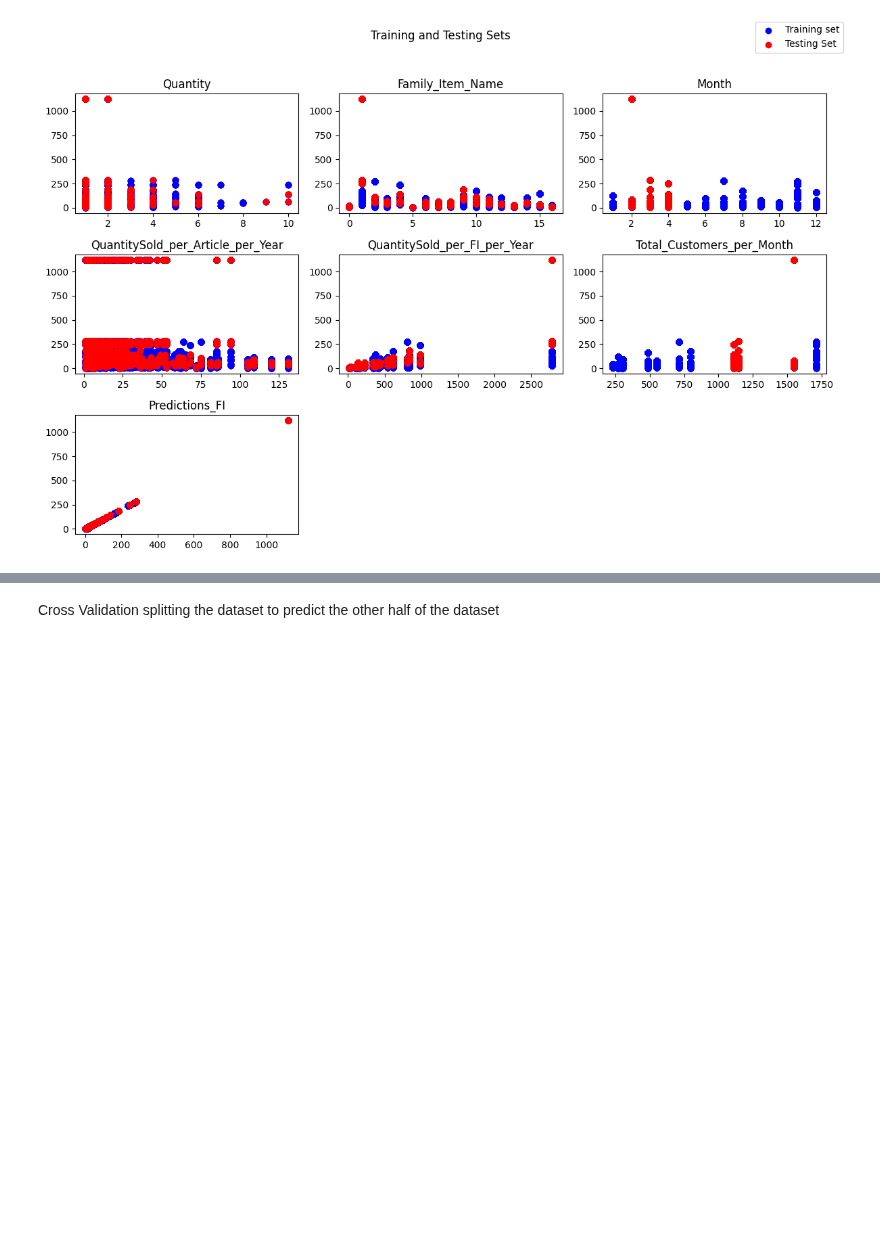
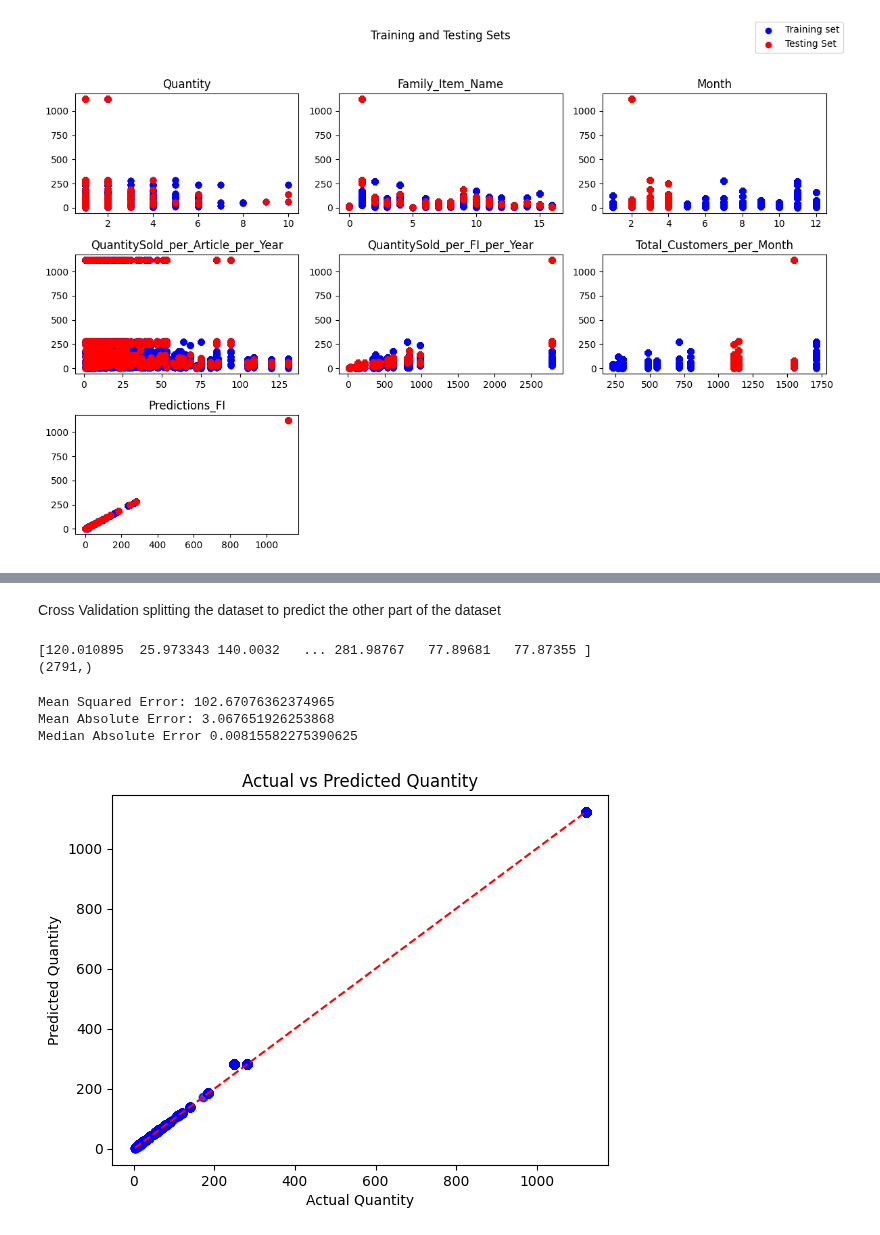
Before and after one commit to Nlasry1996/Nautica-Home, a Jupyter notebook: FamilyItemPred.ipynb, the cells around one changed output, grey strips where cells are left out. Drawn from its saved outputs; the diff is of its cells as text; code cells hidden in the pictures; blank space fills up the shorter version.

```diff
--- a/FamilyItemPred.ipynb
+++ b/FamilyItemPred.ipynb
@@ -654,2 +645,56 @@ df
 # %% [markdown]
-Cross Validation splitting the dataset to predict the other half of the dataset
+Cross Validation splitting the dataset to predict the other part of the dataset
+# %%
+import pandas as pd
+
+# Split the dataset
+first_part = df[:6370]
+second_part = df[6370:]
+
+# For the first part
+X_train = first_part.drop("Quantity_per_FI_per_Month", axis=1)
+y_train = first_part["Quantity_per_FI_per_Month"]
+
+# For the second part
+X_test = second_part.drop("Quantity_per_FI_per_Month", axis=1)
+
+import xgboost as xgb
+
+# Train XGBoost model
+model = xgb.XGBRegressor()
+model.fit(X_train, y_train)
+
+# Predict Quantity_per_FI_per_Month for the second part
+y_pred = model.predict(X_test)
+print(y_pred)
+print(y_pred.shape)
+# %% [output]
+[120.010895  25.973343 140.0032   ... 281.98767   77.89681   77.87355 ]
+(2791,)
+# %%
+from sklearn.metrics import *
+
+# Extract the actual values of Quantity_per_FI_per_Month for the second part
+y_actual = second_part["Quantity_per_FI_per_Month"]
+
+# Calculate the mean squared error
+mse = mean_squared_error(y_actual, y_pred)
+mae=mean_absolute_error(y_actual, y_pred)
+MAE=median_absolute_error(y_actual, y_pred)
+print("Mean Squared Error:", mse)
+print("Mean Absolute Error:",mae)
+print("Median Absolute Error",MAE)
+# %% [output]
+Mean Squared Error: 102.67076362374965
+Mean Absolute Error: 3.067651926253868
+Median Absolute Error 0.00815582275390625
+# %%
+import matplotlib.pyplot as plt
+plt.scatter(y_actual, y_pred, color='blue', alpha=0.5)
+plt.plot([y_actual.min(), y_actual.max()], [y_pred.min(), y_pred.max()], color='red', linestyle='--')
+plt.xlabel('Actual Quantity')
+plt.ylabel('Predicted Quantity')
+plt.title('Actual vs Predicted Quantity')
+plt.show()
+# %% [output]
+[figure, added]
```
Also changed, not shown: parts of 6 cells of this notebook.
